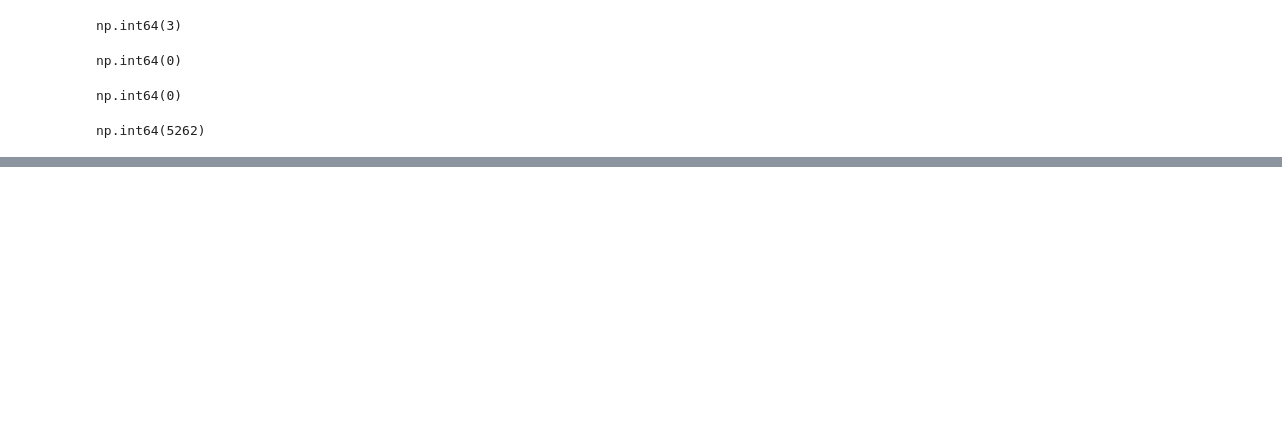
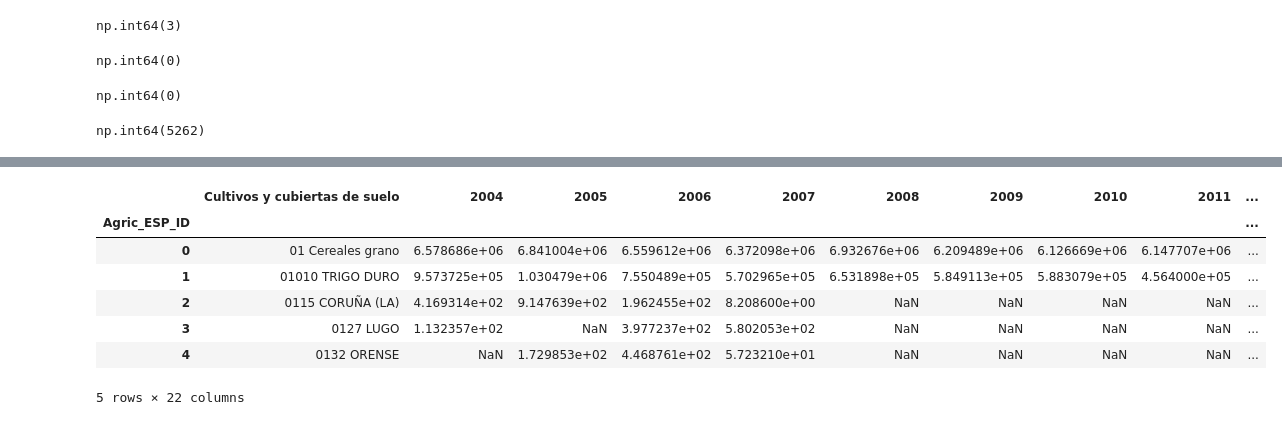
Before and after one commit to RosaSierr0609/Impacto-del-clima-en-la-agricultura-, a Jupyter notebook: 1. Exploración_preprocesamiento.ipynb, the cells around one changed output, grey strips where cells are left out. Saved outputs shown, nothing was run; the diff lists cells and outputs as text; code cells hidden in the pictures; blank space fills up the shorter version.

```diff
--- a/1. Exploración_preprocesamiento.ipynb
+++ b/1. Exploración_preprocesamiento.ipynb
@@ -262,0 +266,2 @@ agric_ESP.describe()
+# %%
+agric_ESP_copia = agric_ESP.copy()
@@ -262,0 +309,17 @@ agric_ESP.describe()
+# %%
+#No elimino ninguna columna.
+#Añado el índice
+agric_ESP_final = agric_ESP_copia
+# %%
+agric_ESP_final.index.name = 'Agric_ESP_ID'
+# %%
+agric_ESP_final.head()
+# %% [output]
+|  | Cultivos y cubiertas de suelo | 2004 | 2005 | 2006 | 2007 | 2008 | 2009 | 2010 | 2011 | ... |
+| Agric_ESP_ID |  |  |  |  |  |  |  |  |  | ... |
+| 0 | 01 Cereales grano | 6.578686e+06 | 6.841004e+06 | 6.559612e+06 | 6.372098e+06 | 6.932676e+06 | 6.209489e+06 | 6.126669e+06 | 6.147707e+06 | ... |
+| 1 | 01010 TRIGO DURO | 9.573725e+05 | 1.030479e+06 | 7.550489e+05 | 5.702965e+05 | 6.531898e+05 | 5.849113e+05 | 5.883079e+05 | 4.564000e+05 | ... |
+| 2 | 0115 CORUÑA (LA) | 4.169314e+02 | 9.147639e+02 | 1.962455e+02 | 8.208600e+00 | NaN | NaN | NaN | NaN | ... |
+| 3 | 0127 LUGO | 1.132357e+02 | NaN | 3.977237e+02 | 5.802053e+02 | NaN | NaN | NaN | NaN | ... |
+| 4 | 0132 ORENSE | NaN | 1.729853e+02 | 4.468761e+02 | 5.723210e+01 | NaN | NaN | NaN | NaN | ... |
+5 rows × 22 columns
```
Also changed, not shown: parts of 22 cells of this notebook.
